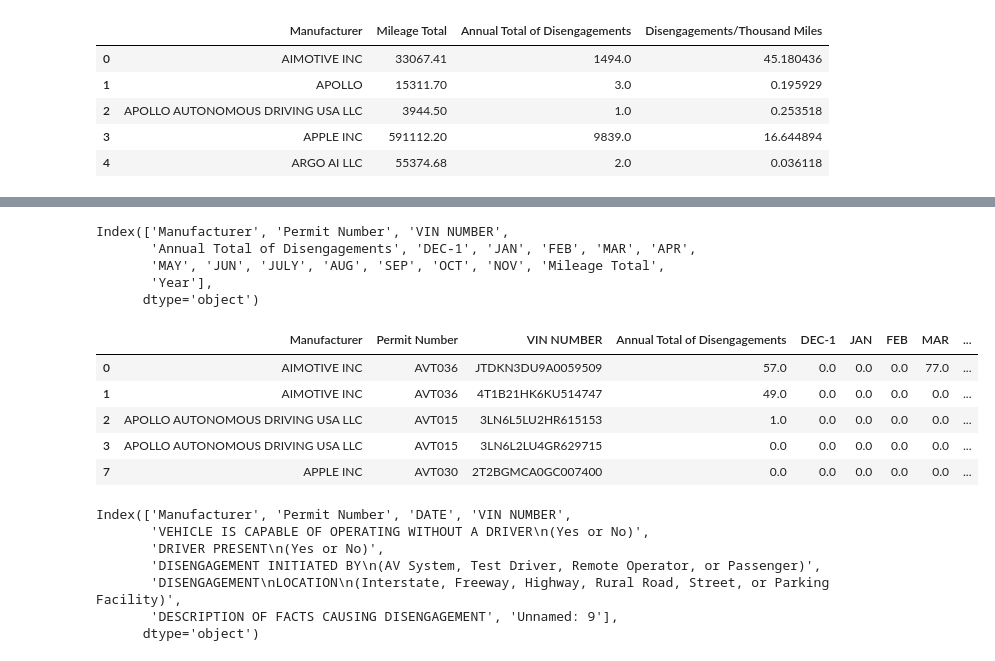
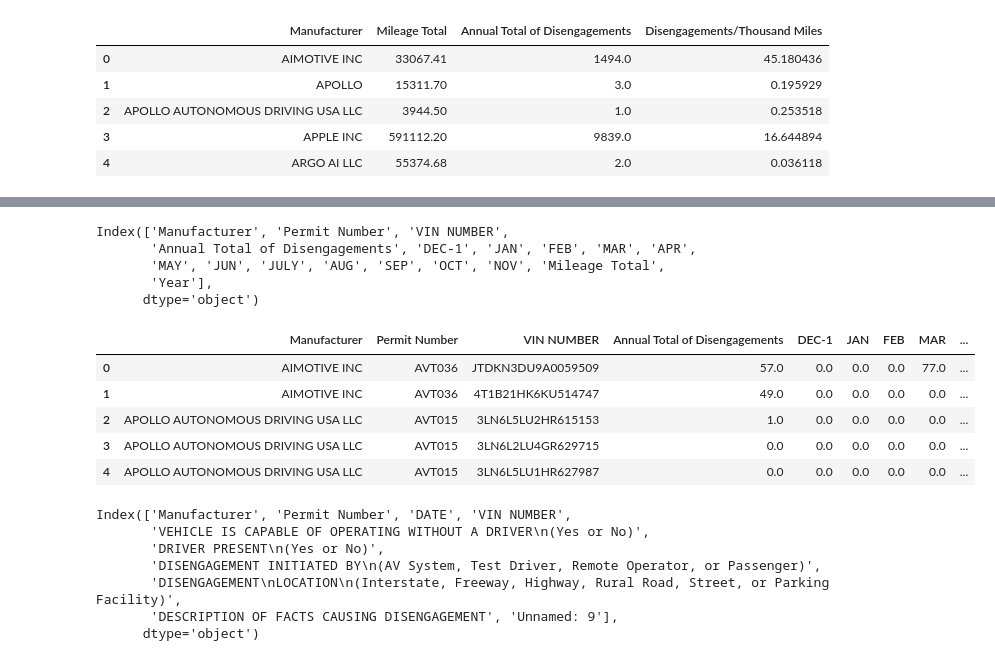
Before and after one commit to Kyle-Markwardt/self-driving-vehicles, a Jupyter notebook: main.ipynb, the cells around one changed output, grey strips where cells are left out. Cells and saved outputs as stored; diff of their text form; code cells hidden in the pictures.

Commit message:
Cleaned Data and reading in data

```diff
--- a/main.ipynb
+++ b/main.ipynb
@@ -79,0 +124,32 @@ File for year 2020 not found. Skipping...
+# %%
+# 3x active DFs for the disengagement info are
+# disengagement_df
+# first_df
+# autonomous_dis_df
+# List of these objects to for loop the DATE cleanup.
+# IF we wanted to acccess the report source from the combined df, we could add a column to each, with the report source
+
+# Initially had trouble by converting the dates to_datetime and then trying to drop the hour/min/sec.
+# Resolved by first converting DATE to str, dropping everything after " " (since all times were separated from date by a space)
+# And then subsequently converting the column to_datetime
+
+# This works, but can't be re-run unless above code blocks that create the dfs are also re-run (I think).
+# Used print(i['DATE'].value_counts()) to confirm this came out correctly.
+
+disengagement_dfs_list = [disengagement_df, first_df, autonomous_dis_df]
+
+for i in disengagement_dfs_list:
+    i['DATE'] = i['DATE'].astype(str)
+    i["DATE"] = i["DATE"].str.split(" ", expand=True)[0]
+    i['DATE'] = pd.to_datetime(i['DATE'], errors='raise', dayfirst=True, format='mixed')
+# %%
+'''
+for i in disengagement_dfs_list:
+    #print(i['Permit Number'].value_counts())
+    print(i.shape)
+'''
+
+# Operator-in-Vehicle = AVT Permit prefix
+# NVO = AVDT Permit Prefix.
+# I'm fairly certain splitting these into distinct columns for purposes of multi-indexed rows or columns is straightforward,
+# So am moving forward with data cleaning
@@ -366,20 +551,19 @@ fig.show()
 # %%
 # INFO: mileage_df.shape = (4360, 46)
 print(mileage_df.columns)
 mileage_df.head()
-nonzero_mileage.head()
 # %% [output]
 Index(['Manufacturer', 'Permit Number', 'VIN NUMBER',
        'Annual Total of Disengagements', 'DEC-1', 'JAN', 'FEB', 'MAR', 'APR',
        'MAY', 'JUN', 'JULY', 'AUG', 'SEP', 'OCT', 'NOV', 'Mileage Total',
        'Year'],
       dtype='object')
 |  | Manufacturer | Permit Number | VIN NUMBER | Annual Total of Disengagements | DEC-1 | JAN | FEB | MAR | ... |
 | 0 | AIMOTIVE INC | AVT036 | JTDKN3DU9A0059509 | 57.0 | 0.0 | 0.0 | 0.0 | 77.0 | ... |
 | 1 | AIMOTIVE INC | AVT036 | 4T1B21HK6KU514747 | 49.0 | 0.0 | 0.0 | 0.0 | 0.0 | ... |
 | 2 | APOLLO AUTONOMOUS DRIVING USA LLC | AVT015 | 3LN6L5LU2HR615153 | 1.0 | 0.0 | 0.0 | 0.0 | 0.0 | ... |
 | 3 | APOLLO AUTONOMOUS DRIVING USA LLC | AVT015 | 3LN6L2LU4GR629715 | 0.0 | 0.0 | 0.0 | 0.0 | 0.0 | ... |
-| 7 | APPLE INC | AVT030 | 2T2BGMCA0GC007400 | 0.0 | 0.0 | 0.0 | 0.0 | 0.0 | ... |
+| 4 | APOLLO AUTONOMOUS DRIVING USA LLC | AVT015 | 3LN6L5LU1HR627987 | 0.0 | 0.0 | 0.0 | 0.0 | 0.0 | ... |
 # %%
 # INFO: disengagement_df.shape = (23579, 10)
 print(disengagement_df.columns)
```
Also changed, not shown: parts of 22 cells of this notebook, 10 other files.
